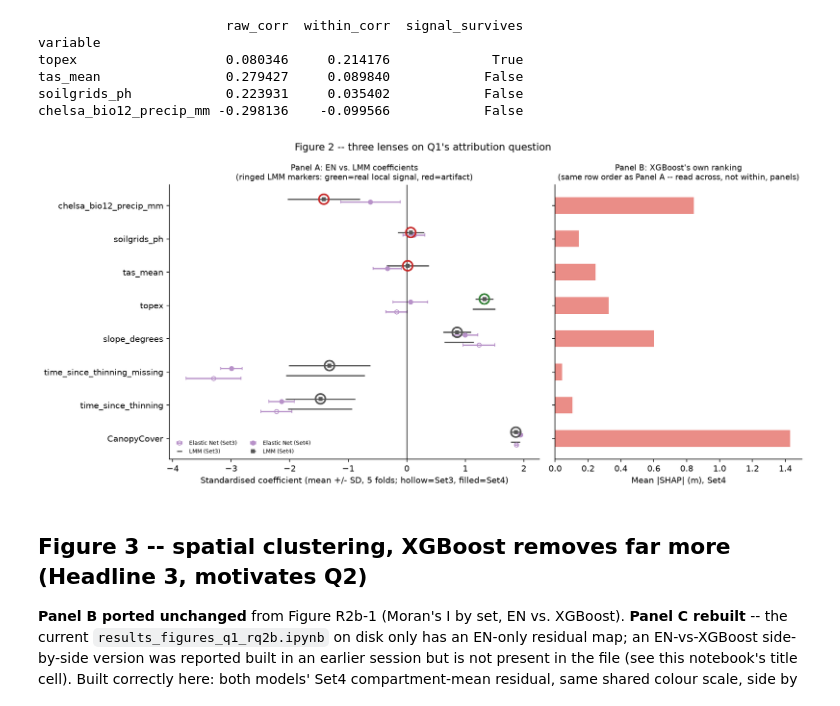
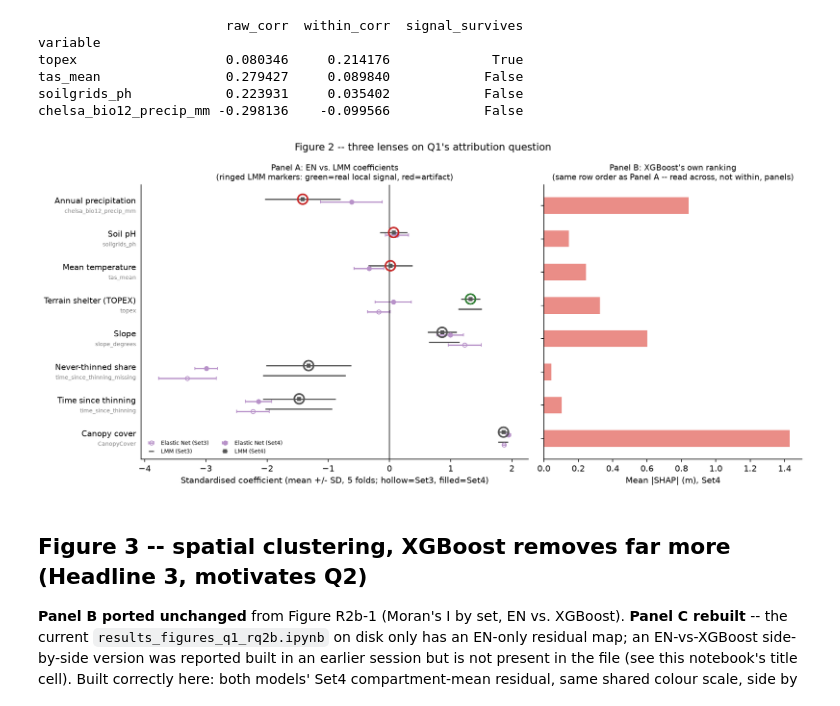
Before and after one commit to shreeyagorasia/forest_diss, a Jupyter notebook: notebooks/results_q1/results_figures_q1_final.ipynb, the cells around one changed output. Cells and saved outputs as stored; diff of their text form; code cells hidden in the pictures.

```diff
--- a/notebooks/results_q1/results_figures_q1_final.ipynb
+++ b/notebooks/results_q1/results_figures_q1_final.ipynb
@@ -65,7 +65,7 @@ from notebooks.results_figures_style import (
 
 apply_rcparams()
 
-FIGURES_DIR = project_root / "figures" / "fig_results"
+FIGURES_DIR = project_root / "figures" / "fig_results" / "q1"
 FIGURES_DIR.mkdir(parents=True, exist_ok=True)
 
 N_FOLDS = 5
@@ -326,35 +345,58 @@ for set_label, panel_a_data in [("Set3", fig2_set3), ("Set4", fig2_set4)]:
                   fmt="o", color=COLOR_EN, markersize=5, capsize=2, fillstyle=fill_style[set_label],
                   label=f"Elastic Net ({set_label})", zorder=2)
     # LMM markers get the mechanism-signal edge colour, thicker edge so it reads clearly
     ax_a.errorbar(panel_a_data["nlme_mean"], y_positions + offset + 0.04, xerr=panel_a_data["nlme_sd"],
                   fmt="s", color=COLOR_NEUTRAL_EDGE, markersize=5, capsize=2, fillstyle=fill_style[set_label],
                   label=f"LMM ({set_label})", zorder=2,
                   markeredgecolor=None, markeredgewidth=0)
     if set_label == "Set4":  # only annotate the Set4 (filled) LMM markers to avoid visual clutter
         for y, edge_color, variable in zip(y_positions, marker_edge_colors, CURATED_VARIABLES):
             if pd.notna(panel_a_data.loc[variable, "nlme_mean"]):
                 ax_a.scatter([panel_a_data.loc[variable, "nlme_mean"]], [y + offset + 0.04],
                              s=140, facecolors="none", edgecolors=edge_color, linewidths=2, zorder=3)
 
+# Human-readable labels, 2026-08-24 -- definitions from documentation/variable_registry_av1_av2.csv,
+# same treatment as Q3's terrain-importance chart and Figure 1 above: readable name as the main
+# label, raw column name kept underneath (smaller, grey) so the figure stays traceable to the
+# actual data column. ax_a and ax_shap share their y-axis (sharey=True), so labels only need
+# setting once, on ax_a.
+READABLE_NAME_FIG2 = {
+    "CanopyCover": "Canopy cover",
+    "time_since_thinning": "Time since thinning",
+    "time_since_thinning_missing": "Never-thinned share",
+    "slope_degrees": "Slope",
+    "topex": "Terrain shelter (TOPEX)",
+    "tas_mean": "Mean temperature",
+    "soilgrids_ph": "Soil pH",
+    "chelsa_bio12_precip_mm": "Annual precipitation",
+}
 ax_a.axvline(0, color="black", linewidth=0.8)
 ax_a.set_yticks(y_positions)
-ax_a.set_yticklabels(CURATED_VARIABLES, fontsize=10)
+ax_a.set_yticklabels([])
+ax_a.tick_params(axis="y", length=0)
+for y, raw_name in zip(y_positions, CURATED_VARIABLES):
+    ax_a.annotate(READABLE_NAME_FIG2[raw_name], xy=(0, y), xycoords=("axes fraction", "data"),
+                  xytext=(-6, 5), textcoords="offset points", ha="right", va="center",
+                  fontsize=9.5, color="black")
+    ax_a.annotate(raw_name, xy=(0, y), xycoords=("axes fraction", "data"),
+                  xytext=(-6, -7), textcoords="offset points", ha="right", va="center",
+                  fontsize=6.5, color="grey")
 ax_a.set_xlabel("Standardised coefficient (mean +/- SD, 5 folds; hollow=Set3, filled=Set4)")
 ax_a.set_title("Panel A: EN vs. LMM coefficients\n(ringed LMM markers: green=real local signal, red=artifact)", fontsize=9.5)
 ax_a.legend(fontsize=6.5, frameon=False, loc="lower left", ncol=2)
 
 # --- SHAP panel: same row order as Panel A, so rank agreement is a straight left-right read ---
 ax_shap.barh(y_positions, shap_curated.values, height=0.5, color=COLOR_XGBOOST, alpha=0.9)
 ax_shap.set_xlabel("Mean |SHAP| (m), Set4")
 ax_shap.set_title("Panel B: XGBoost's own ranking\n(same row order as Panel A -- read across, not within, panels)", fontsize=9.5)
 ax_shap.axhline_kwargs = {}  # no-op, just documenting: no shared x-axis with Panel A -- different units by design
 
 fig.suptitle("Figure 2 -- three lenses on Q1's attribution question", fontsize=12)
 plt.tight_layout()
 fig.savefig(FIGURES_DIR / "q1_final_fig2_attribution_three_lenses.png", dpi=200)
 plt.show()
 # %% [output]
-[figure, old version]
+[figure, new version]
 # %% [markdown]
 ## Figure 3 -- spatial clustering, XGBoost removes far more (Headline 3, motivates Q2)
 
```
Also changed, not shown: parts of 5 cells of this notebook, 24 other files.
